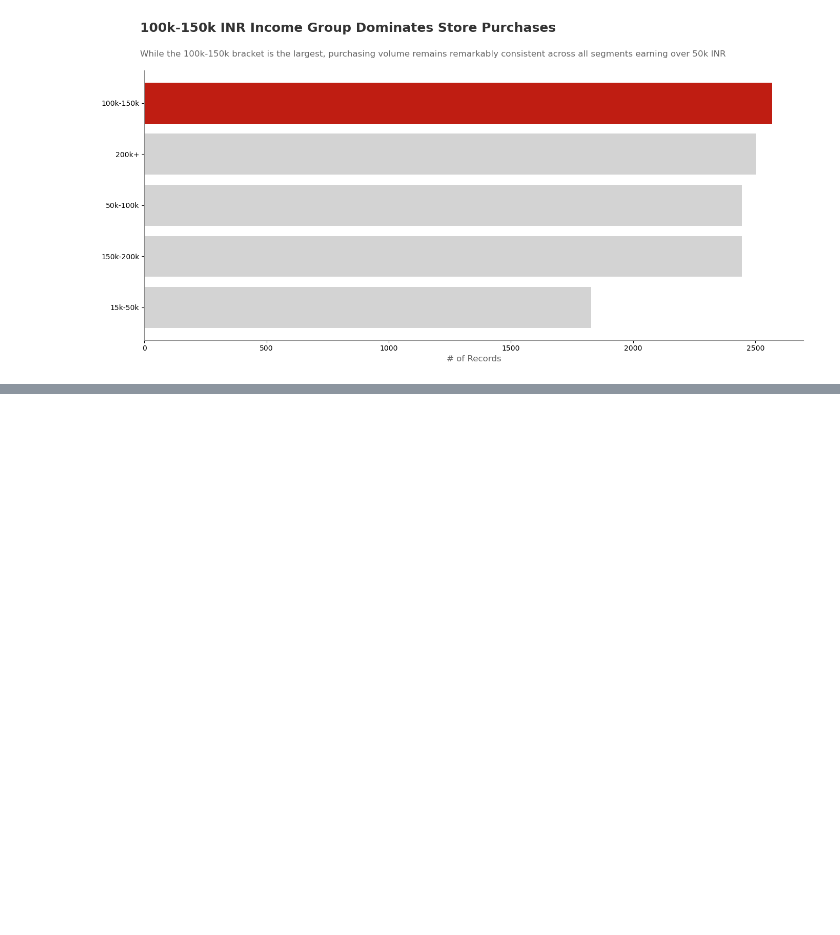
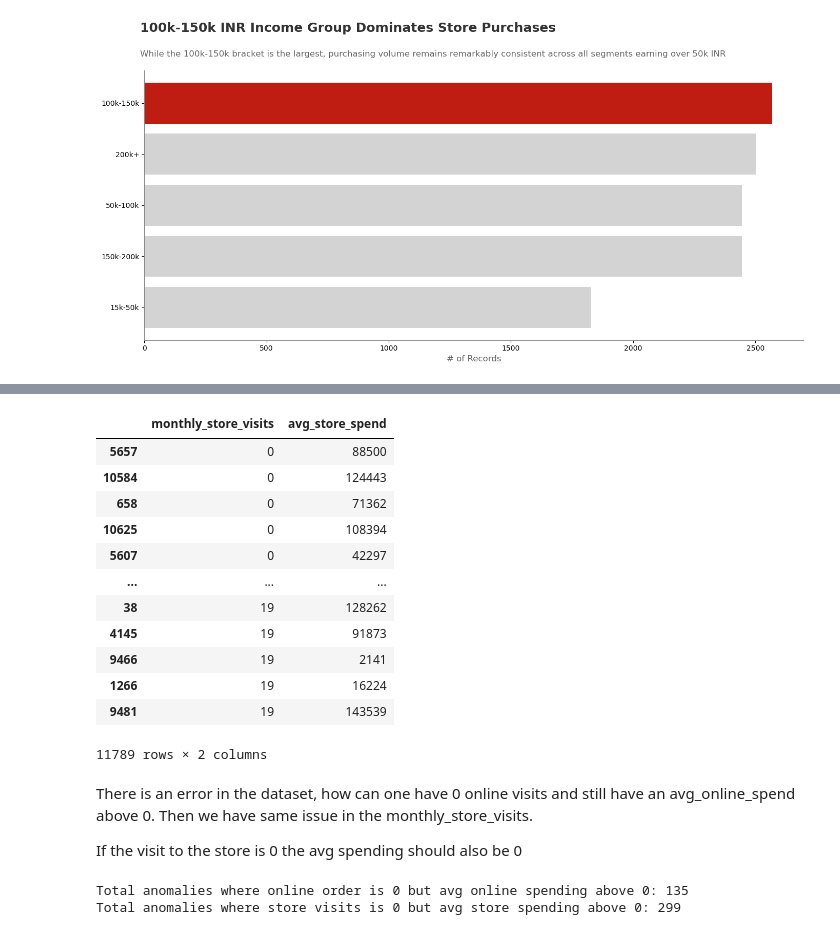
Before and after one commit to JKariithi/shopping_behaviour, a Jupyter notebook: shopping.ipynb, the cells around one changed output, grey strips where cells are left out. Saved outputs shown, nothing was run; the diff lists cells and outputs as text; code cells hidden in the pictures; blank space fills up the shorter version.

```diff
--- a/shopping.ipynb
+++ b/shopping.ipynb
@@ -270,0 +334,30 @@ plt.show()
+# %%
+df.loc[:,['monthly_store_visits', 'avg_store_spend']].sort_values(by='monthly_store_visits')
+# %% [output]
+|  | monthly_store_visits | avg_store_spend |
+| 5657 | 0 | 88500 |
+| 10584 | 0 | 124443 |
+| 658 | 0 | 71362 |
+| 10625 | 0 | 108394 |
+| 5607 | 0 | 42297 |
+| ... | ... | ... |
+| 38 | 19 | 128262 |
+| 4145 | 19 | 91873 |
+| 9466 | 19 | 2141 |
+| 1266 | 19 | 16224 |
+| 9481 | 19 | 143539 |
+11789 rows × 2 columns
+# %% [markdown]
+There is an error in the dataset, how can one have 0 online visits and still have an avg_online_spend above 0. Then we have same issue in the monthly_store_visits.
+
+If the visit to the store is 0 the avg spending should also be 0
+# %%
+# checking for the anomaly
+online_anomaly = df[(df['monthly_online_orders'] == 0) & (df['avg_online_spend']) > 0]
+print(f"Total anomalies where online order is 0 but avg online spending above 0: {len(online_anomaly)}")
+
+physical_anomaly = df[(df['monthly_store_visits'] == 0) & (df['avg_store_spend']) > 0]
+print(f"Total anomalies where store visits is 0 but avg store spending above 0: {len(physical_anomaly)}")
+# %% [output]
+Total anomalies where online order is 0 but avg online spending above 0: 135
+Total anomalies where store visits is 0 but avg store spending above 0: 299
```
Also changed, not shown: parts of 4 cells of this notebook.
